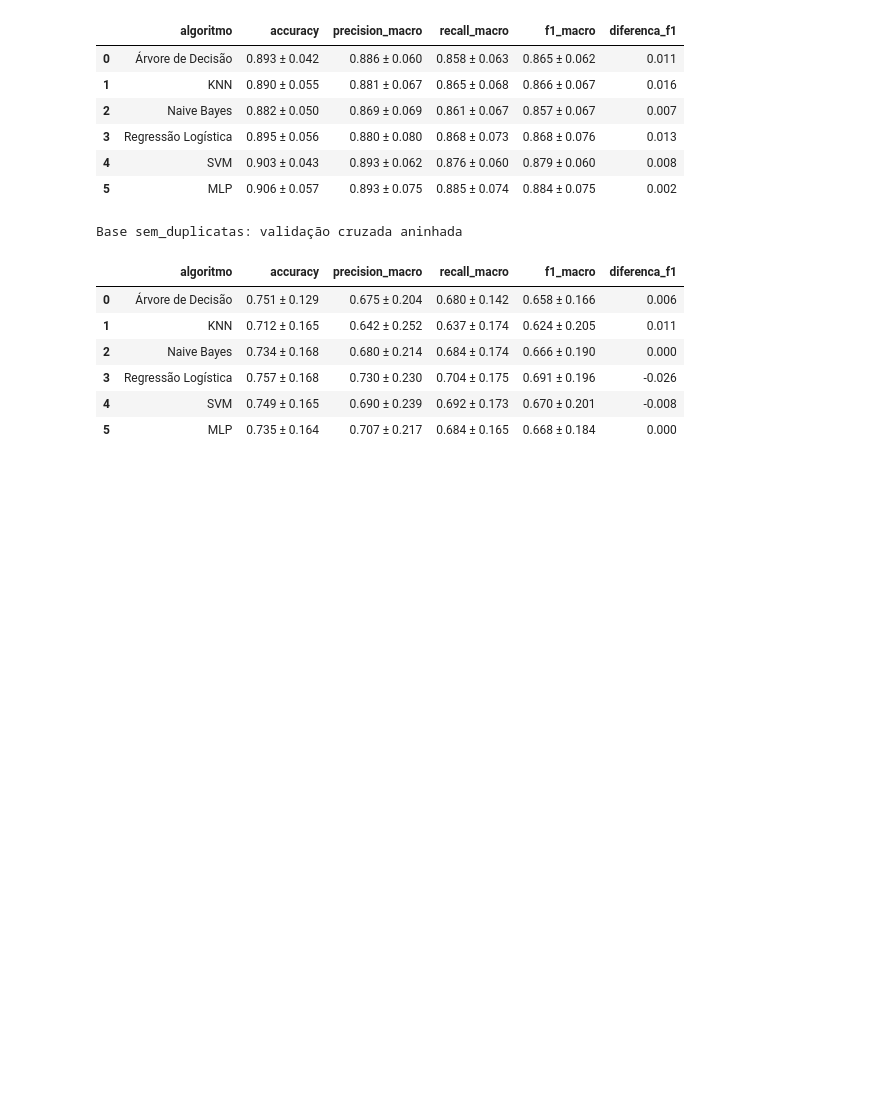
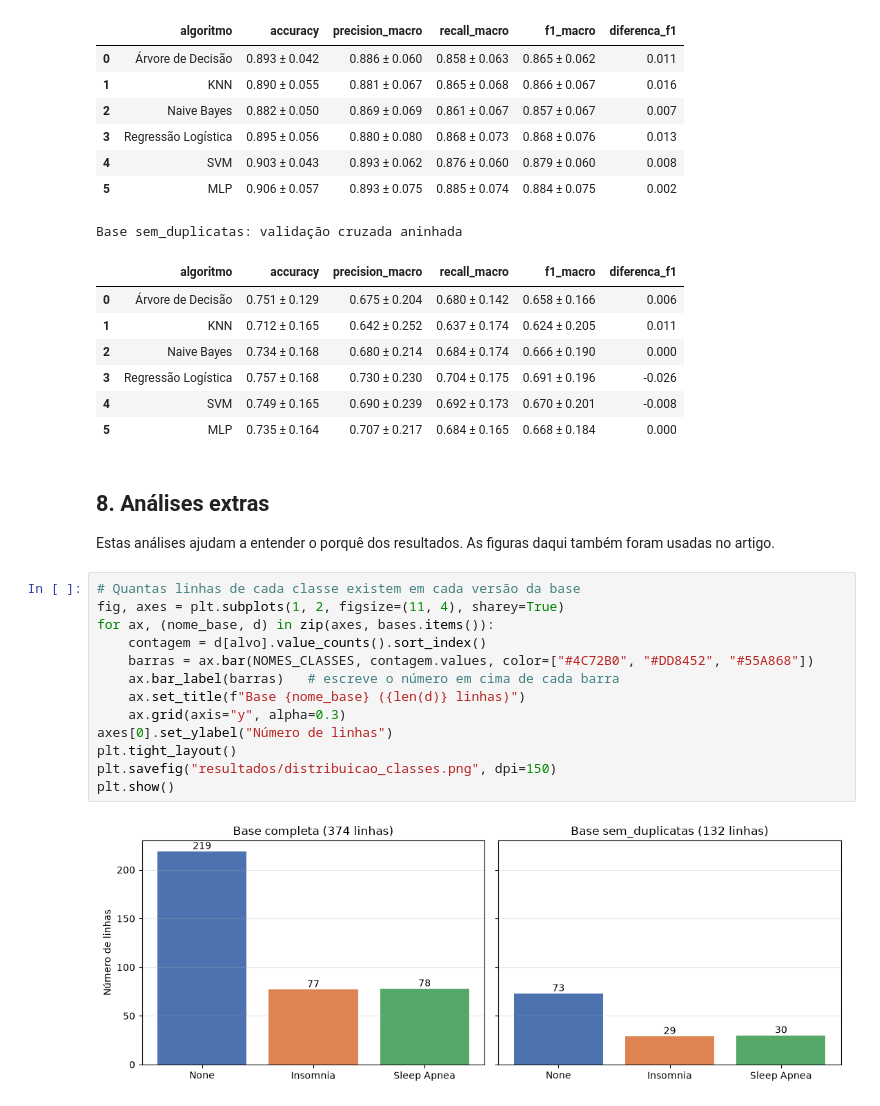
Before and after one commit to FelipeBert/sleep-health, a Jupyter notebook: projeto_experimentos.ipynb, the cells around one changed output. Cells and saved outputs as stored; diff of their text form; blank space fills up the shorter version.

Commit message:
feat(notebook): adiciona gráficos de distribuição das classes e do IMC

```diff
--- a/projeto_experimentos.ipynb
+++ b/projeto_experimentos.ipynb
@@ -622,3 +622,22 @@ Base sem_duplicatas: validação cruzada aninhada
 | 3 | Regressão Logística | 0.757 ± 0.168 | 0.730 ± 0.230 | 0.704 ± 0.175 | 0.691 ± 0.196 | -0.026 |
 | 4 | SVM | 0.749 ± 0.165 | 0.690 ± 0.239 | 0.692 ± 0.173 | 0.670 ± 0.201 | -0.008 |
 | 5 | MLP | 0.735 ± 0.164 | 0.707 ± 0.217 | 0.684 ± 0.165 | 0.668 ± 0.184 | 0.000 |
+# %% [markdown]
+## 8. Análises extras
+
+Estas análises ajudam a entender o porquê dos resultados. As figuras daqui também foram usadas no artigo.
+# %%
+# Quantas linhas de cada classe existem em cada versão da base
+fig, axes = plt.subplots(1, 2, figsize=(11, 4), sharey=True)
+for ax, (nome_base, d) in zip(axes, bases.items()):
+    contagem = d[alvo].value_counts().sort_index()
+    barras = ax.bar(NOMES_CLASSES, contagem.values, color=["#4C72B0", "#DD8452", "#55A868"])
+    ax.bar_label(barras)   # escreve o número em cima de cada barra
+    ax.set_title(f"Base {nome_base} ({len(d)} linhas)")
+    ax.grid(axis="y", alpha=0.3)
+axes[0].set_ylabel("Número de linhas")
+plt.tight_layout()
+plt.savefig("resultados/distribuicao_classes.png", dpi=150)
+plt.show()
+# %% [output]
+[figure, added]
```
Also changed, not shown: parts of 1 cell of this notebook, 2 other files.
